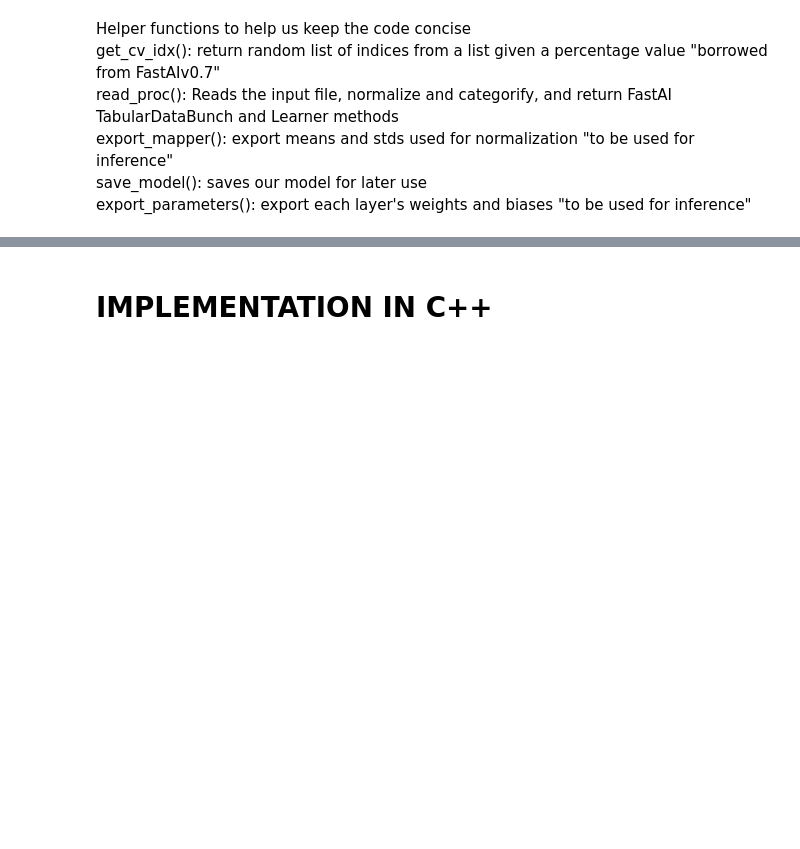
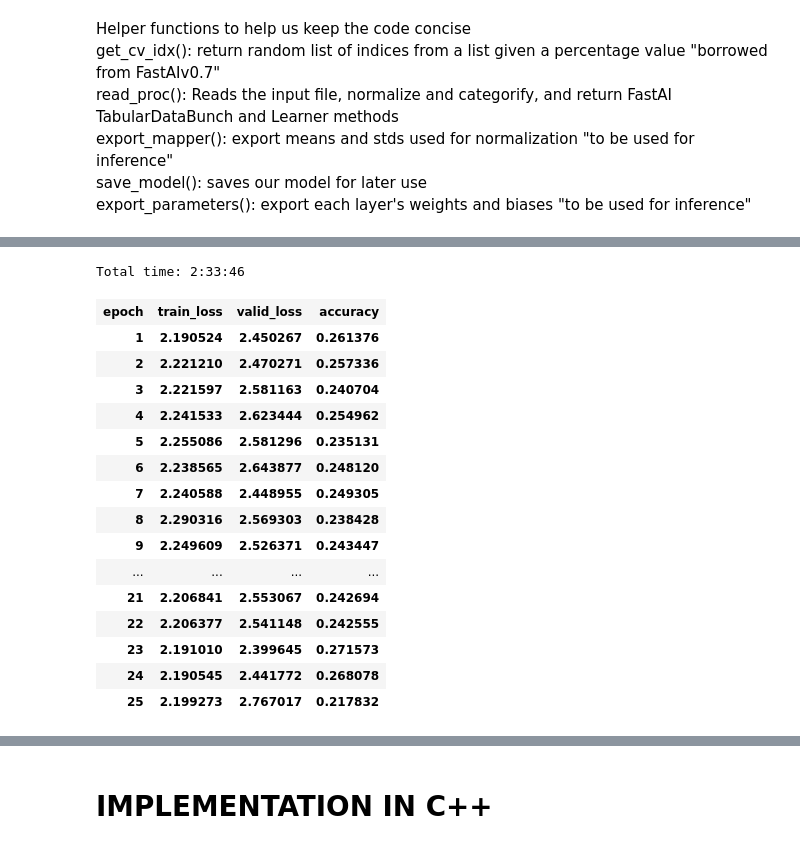
Before and after one commit to longshandu/HM16.9-NN_FME, a Jupyter notebook: NN_training.ipynb, the cells around one changed output, grey strips where cells are left out. Drawn from its saved outputs; the diff is of its cells as text; code cells hidden in the pictures; blank space fills up the shorter version.

```diff
--- a/NN_training.ipynb
+++ b/NN_training.ipynb
@@ -106,4 +112,22 @@ learn.recorder.plot()
 # %%
-learn.fit_one_cycle(1, 1e-2)
+learn.fit_one_cycle(25, 1e-2)
+# %% [output]
+Total time: 2:33:46
+| epoch | train_loss | valid_loss | accuracy |
+| 1 | 2.190524 | 2.450267 | 0.261376 |
+| 2 | 2.221210 | 2.470271 | 0.257336 |
+| 3 | 2.221597 | 2.581163 | 0.240704 |
+| 4 | 2.241533 | 2.623444 | 0.254962 |
+| 5 | 2.255086 | 2.581296 | 0.235131 |
+| 6 | 2.238565 | 2.643877 | 0.248120 |
+| 7 | 2.240588 | 2.448955 | 0.249305 |
+| 8 | 2.290316 | 2.569303 | 0.238428 |
+| 9 | 2.249609 | 2.526371 | 0.243447 |
+| ... | ... | ... | ... |
+| 21 | 2.206841 | 2.553067 | 0.242694 |
+| 22 | 2.206377 | 2.541148 | 0.242555 |
+| 23 | 2.191010 | 2.399645 | 0.271573 |
+| 24 | 2.190545 | 2.441772 | 0.268078 |
+| 25 | 2.199273 | 2.767017 | 0.217832 |
 # %%
 learn.recorder.plot_losses()
```
Also changed, not shown: parts of 5 cells of this notebook, 25 other files.
